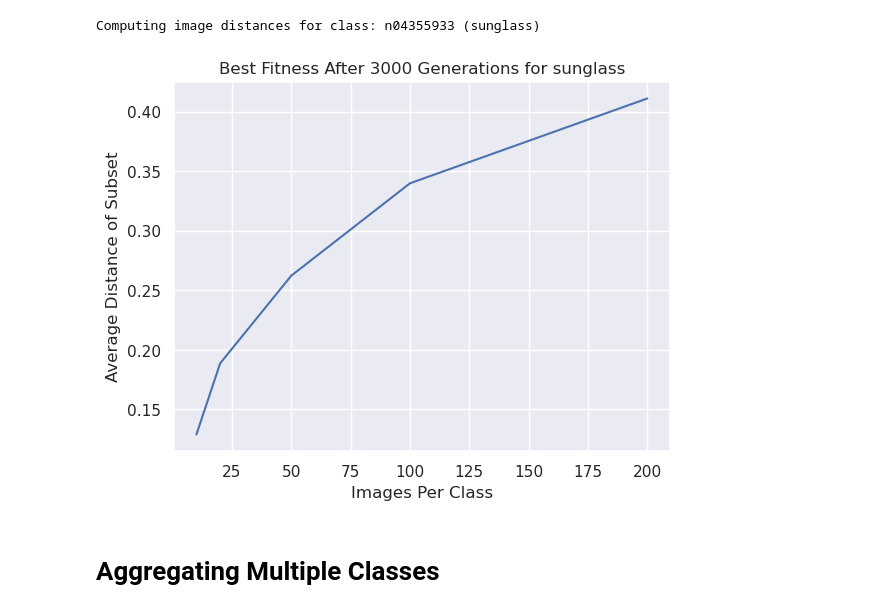
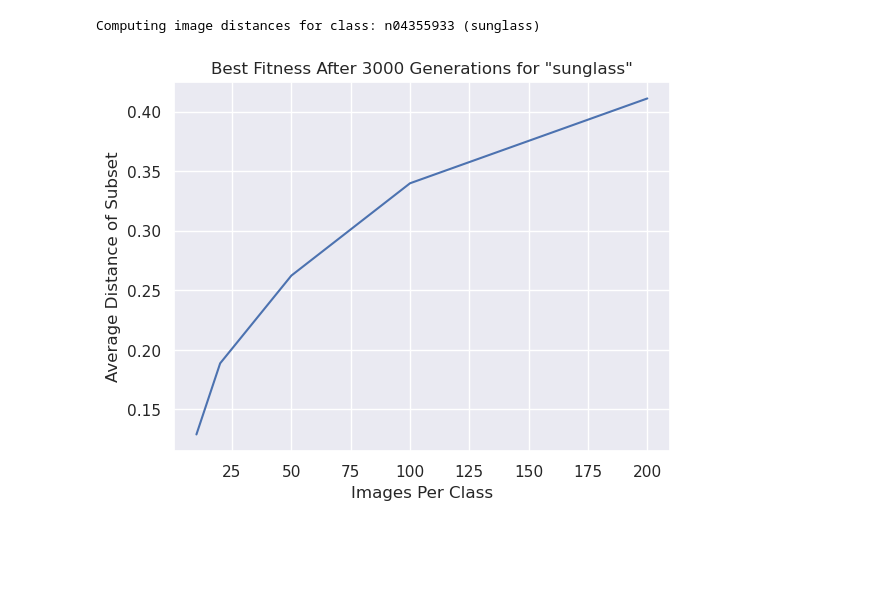
Before and after one commit to lfrati/OmnImage, a Jupyter notebook: scaling-analysis.ipynb, the cells around one changed output. Drawn from its saved outputs; the diff is of its cells as text; code cells hidden in the pictures; blank space fills up the shorter version.

```diff
--- a/scaling-analysis.ipynb
+++ b/scaling-analysis.ipynb
@@ -27,3 +27,4 @@ cls2label = {}
 with open(img_folder / "imagenet_class_index.json") as f:
     class_idx = json.load(f)
     cls2label = dict(class_idx.values())
+    label2cls = {v: k for k, v in cls2label.items()}
@@ -67,10 +81,8 @@ for i, num_samples in enumerate(sample_sizes):
 # %%
 final_fitnesses = [r["stats"]["fits"][-1] / ((N*(N-1))/2) for N, r in zip(sample_sizes, results)]
 plt.plot(sample_sizes, final_fitnesses)
 plt.xlabel("Images Per Class")
 plt.ylabel("Average Distance of Subset")
-_ = plt.title(f"Best Fitness After 3000 Generations for {cls2label[imgcls]}")
+_ = plt.title(f'Best Fitness After 3000 Generations for "{cls2label[imgcls]}"')
 # %% [output]
-[figure, old version]
+[figure, new version]
-# %% [markdown]
-# Aggregating Multiple Classes
```
Also changed, not shown: parts of 17 cells of this notebook.
